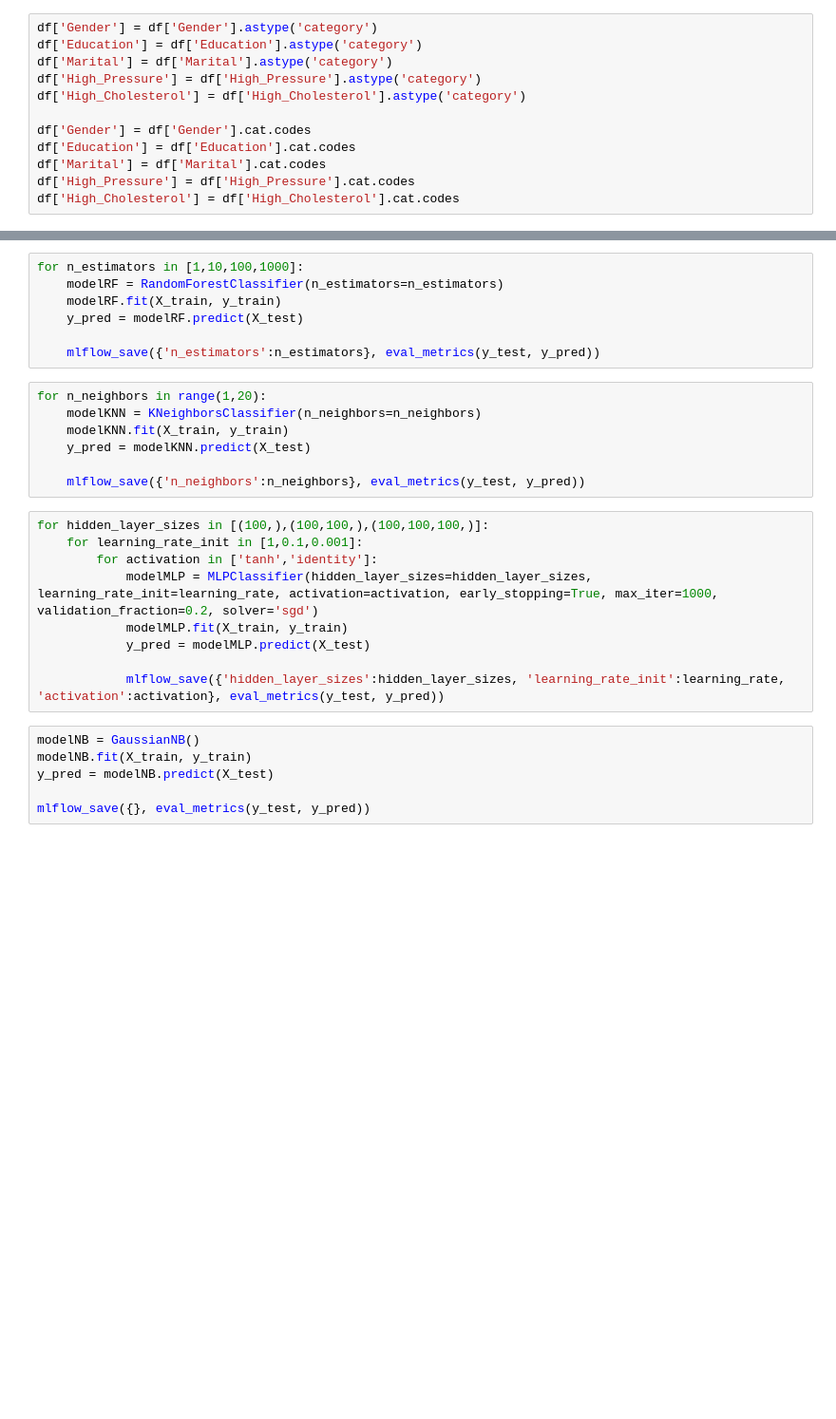
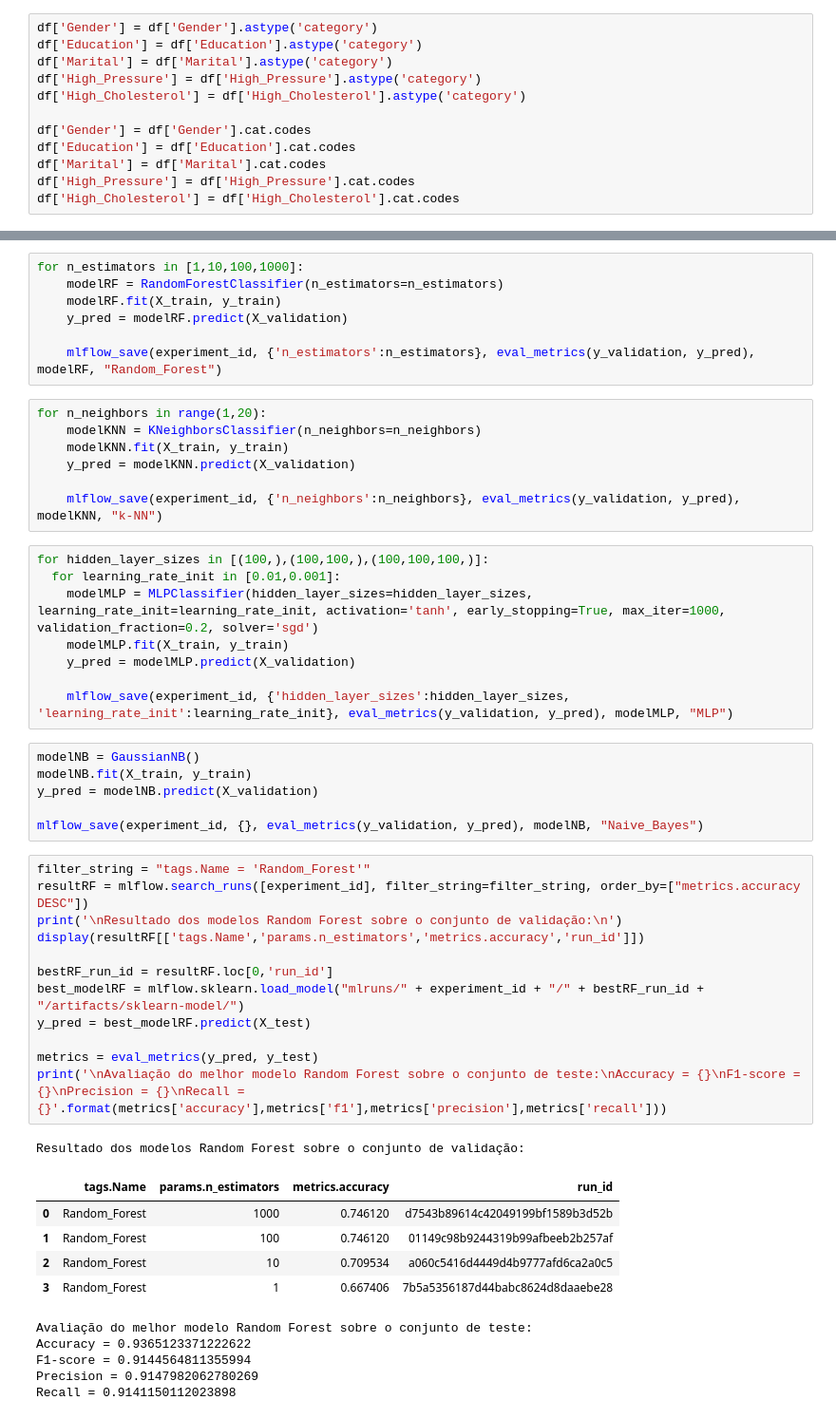
Before and after one commit to vitorp4/Ciencia-de-Dados, a Jupyter notebook: Projeto2.ipynb, the cells around one changed output, grey strips where cells are left out. Shown at 95% size. Drawn from its saved outputs; the diff is of its cells as text; blank space fills up the shorter version.

```diff
--- a/Projeto2.ipynb
+++ b/Projeto2.ipynb
@@ -132,28 +147,51 @@ X_train, X_test, y_train, y_test = train_test_split(X, y)
 for n_estimators in [1,10,100,1000]:
     modelRF = RandomForestClassifier(n_estimators=n_estimators)
     modelRF.fit(X_train, y_train)
-    y_pred = modelRF.predict(X_test)
+    y_pred = modelRF.predict(X_validation)
 
-    mlflow_save({'n_estimators':n_estimators}, eval_metrics(y_test, y_pred))
+    mlflow_save(experiment_id, {'n_estimators':n_estimators}, eval_metrics(y_validation, y_pred), modelRF, "Random_Forest")
 # %%
 for n_neighbors in range(1,20):
     modelKNN = KNeighborsClassifier(n_neighbors=n_neighbors)
     modelKNN.fit(X_train, y_train)
-    y_pred = modelKNN.predict(X_test)
+    y_pred = modelKNN.predict(X_validation)
 
-    mlflow_save({'n_neighbors':n_neighbors}, eval_metrics(y_test, y_pred))
+    mlflow_save(experiment_id, {'n_neighbors':n_neighbors}, eval_metrics(y_validation, y_pred), modelKNN, "k-NN")
 # %%
 for hidden_layer_sizes in [(100,),(100,100,),(100,100,100,)]:
-    for learning_rate_init in [1,0.1,0.001]:
-        for activation in ['tanh','identity']:
-            modelMLP = MLPClassifier(hidden_layer_sizes=hidden_layer_sizes, learning_rate_init=learning_rate, activation=activation, early_stopping=True, max_iter=1000, validation_fraction=0.2, solver='sgd')
-            modelMLP.fit(X_train, y_train)
-            y_pred = modelMLP.predict(X_test)
+  for learning_rate_init in [0.01,0.001]:
+    modelMLP = MLPClassifier(hidden_layer_sizes=hidden_layer_sizes, learning_rate_init=learning_rate_init, activation='tanh', early_stopping=True, max_iter=1000, validation_fraction=0.2, solver='sgd')
+    modelMLP.fit(X_train, y_train)
+    y_pred = modelMLP.predict(X_validation)
 
-            mlflow_save({'hidden_layer_sizes':hidden_layer_sizes, 'learning_rate_init':learning_rate, 'activation':activation}, eval_metrics(y_test, y_pred))
+    mlflow_save(experiment_id, {'hidden_layer_sizes':hidden_layer_sizes, 'learning_rate_init':learning_rate_init}, eval_metrics(y_validation, y_pred), modelMLP, "MLP")
 # %%
 modelNB = GaussianNB()
 modelNB.fit(X_train, y_train)
-y_pred = modelNB.predict(X_test)
+y_pred = modelNB.predict(X_validation)
 
-mlflow_save({}, eval_metrics(y_test, y_pred))
+mlflow_save(experiment_id, {}, eval_metrics(y_validation, y_pred), modelNB, "Naive_Bayes")
+# %%
+filter_string = "tags.Name = 'Random_Forest'"
+resultRF = mlflow.search_runs([experiment_id], filter_string=filter_string, order_by=["metrics.accuracy DESC"])
+print('\nResultado dos modelos Random Forest sobre o conjunto de validação:\n')
+display(resultRF[['tags.Name','params.n_estimators','metrics.accuracy','run_id']])
+
+bestRF_run_id = resultRF.loc[0,'run_id']
+best_modelRF = mlflow.sklearn.load_model("mlruns/" + experiment_id + "/" + bestRF_run_id + "/artifacts/sklearn-model/")
+y_pred = best_modelRF.predict(X_test)
+
+metrics = eval_metrics(y_pred, y_test)
+print('\nAvaliação do melhor modelo Random Forest sobre o conjunto de teste:\nAccuracy = {}\nF1-score = {}\nPrecision = {}\nRecall = {}'.format(metrics['accuracy'],metrics['f1'],metrics['precision'],metrics['recall']))
+# %% [output]
+Resultado dos modelos Random Forest sobre o conjunto de validação:
+|  | tags.Name | params.n_estimators | metrics.accuracy | run_id |
+| 0 | Random_Forest | 1000 | 0.746120 | d7543b89614c42049199bf1589b3d52b |
+| 1 | Random_Forest | 100 | 0.746120 | 01149c98b9244319b99afbeeb2b257af |
+| 2 | Random_Forest | 10 | 0.709534 | a060c5416d4449d4b9777afd6ca2a0c5 |
+| 3 | Random_Forest | 1 | 0.667406 | 7b5a5356187d44babc8624d8daaebe28 |
+Avaliação do melhor modelo Random Forest sobre o conjunto de teste:
+Accuracy = 0.9365123371222622
+F1-score = 0.9144564811355994
+Precision = 0.9147982062780269
+Recall = 0.9141150112023898
```
Also changed, not shown: parts of 10 cells of this notebook.
